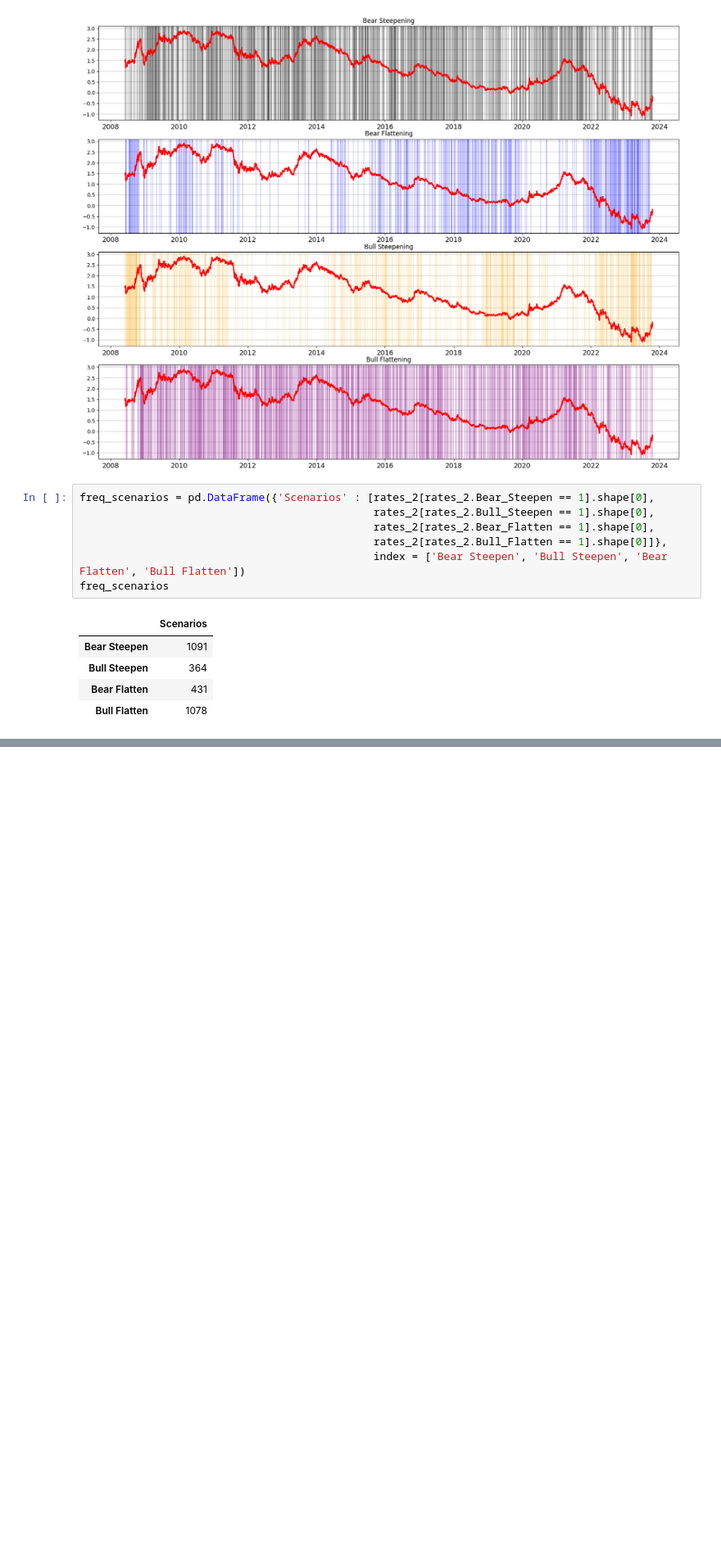
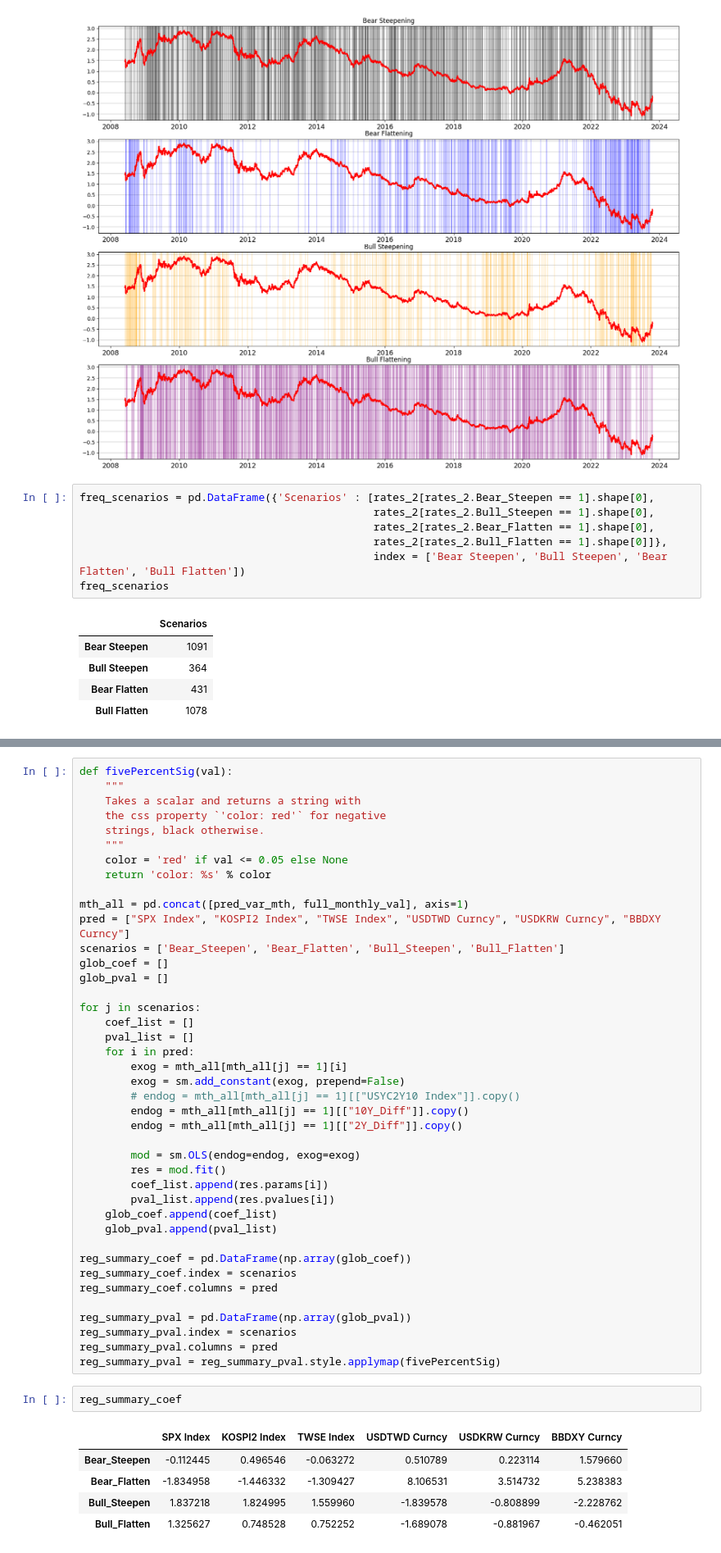
Before and after one commit to ClarenceTee93/Strategies, a Jupyter notebook: strategies.ipynb, the cells around one changed output, grey strips where cells are left out. Shown at 82% size. Drawn from its saved outputs; the diff is of its cells as text; blank space fills up the shorter version.

```diff
--- a/strategies.ipynb
+++ b/strategies.ipynb
@@ -487,0 +545,49 @@ plt.show()
+# %%
+def fivePercentSig(val):
+    """
+    Takes a scalar and returns a string with
+    the css property `'color: red'` for negative
+    strings, black otherwise.
+    """
+    color = 'red' if val <= 0.05 else None
+    return 'color: %s' % color
+
+mth_all = pd.concat([pred_var_mth, full_monthly_val], axis=1)
+pred = ["SPX Index", "KOSPI2 Index", "TWSE Index", "USDTWD Curncy", "USDKRW Curncy", "BBDXY Curncy"]
+scenarios = ['Bear_Steepen', 'Bear_Flatten', 'Bull_Steepen', 'Bull_Flatten']
+glob_coef = []
+glob_pval = []
+
+for j in scenarios:
+    coef_list = []
+    pval_list = []
+    for i in pred:
+        exog = mth_all[mth_all[j] == 1][i]
+        exog = sm.add_constant(exog, prepend=False)
+        # endog = mth_all[mth_all[j] == 1][["USYC2Y10 Index"]].copy()
+        endog = mth_all[mth_all[j] == 1][["10Y_Diff"]].copy()
+        endog = mth_all[mth_all[j] == 1][["2Y_Diff"]].copy()
+
+        mod = sm.OLS(endog=endog, exog=exog)
+        res = mod.fit()
+        coef_list.append(res.params[i])
+        pval_list.append(res.pvalues[i])
+    glob_coef.append(coef_list)
+    glob_pval.append(pval_list)
+
+reg_summary_coef = pd.DataFrame(np.array(glob_coef))
+reg_summary_coef.index = scenarios
+reg_summary_coef.columns = pred
+
+reg_summary_pval = pd.DataFrame(np.array(glob_pval))
+reg_summary_pval.index = scenarios
+reg_summary_pval.columns = pred
+reg_summary_pval = reg_summary_pval.style.applymap(fivePercentSig)
+# %%
+reg_summary_coef
+# %% [output]
+|  | SPX Index | KOSPI2 Index | TWSE Index | USDTWD Curncy | USDKRW Curncy | BBDXY Curncy |
+| Bear_Steepen | -0.112445 | 0.496546 | -0.063272 | 0.510789 | 0.223114 | 1.579660 |
+| Bear_Flatten | -1.834958 | -1.446332 | -1.309427 | 8.106531 | 3.514732 | 5.238383 |
+| Bull_Steepen | 1.837218 | 1.824995 | 1.559960 | -1.839578 | -0.808899 | -2.228762 |
+| Bull_Flatten | 1.325627 | 0.748528 | 0.752252 | -1.689078 | -0.881967 | -0.462051 |
```
Also changed, not shown: parts of 14 cells of this notebook.
